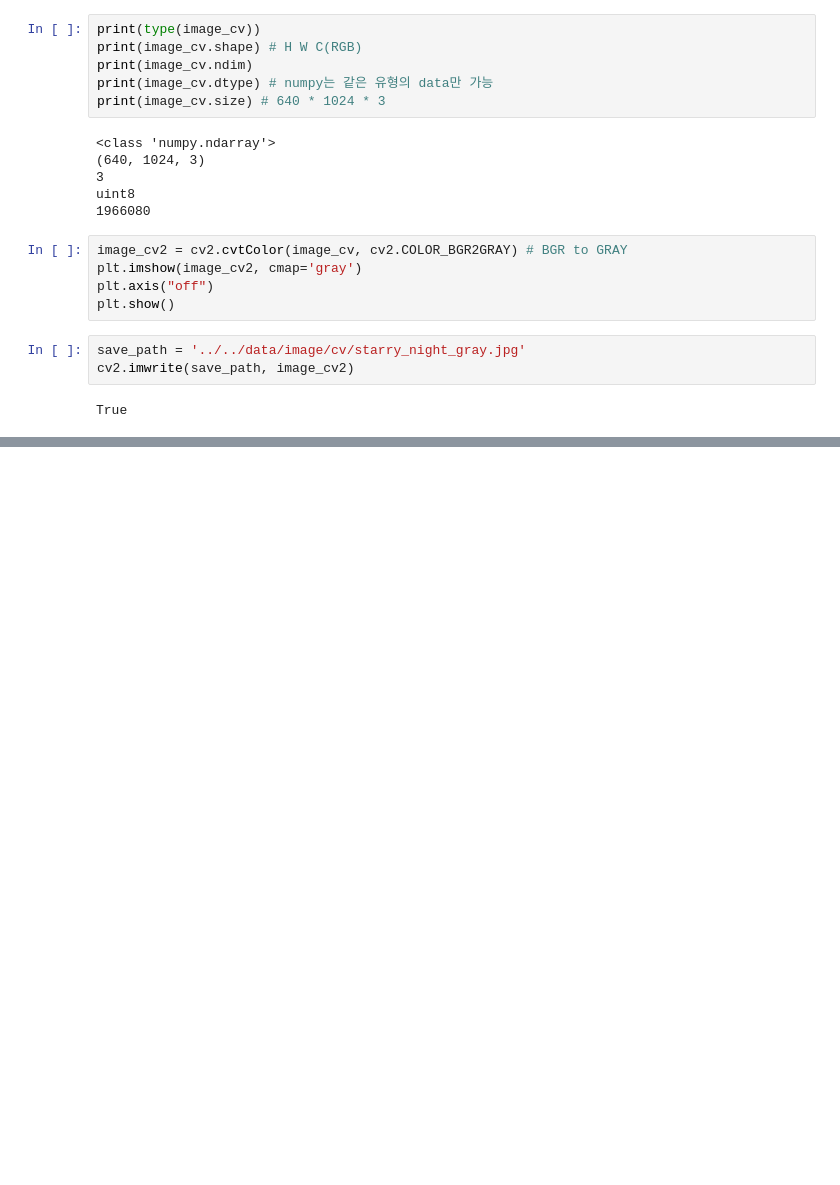
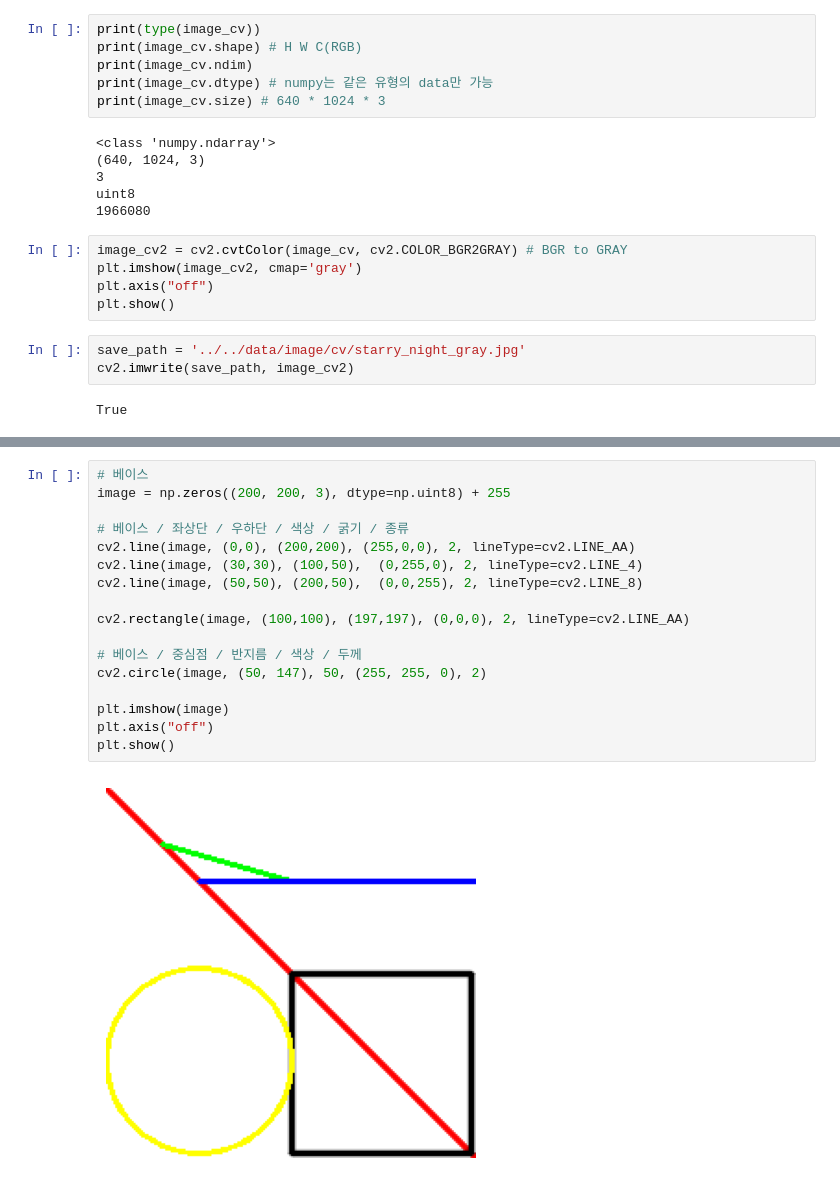
Before and after one commit to walker0625/deep-learning-models, a Jupyter notebook: models/cv/opencv.ipynb, the cells around one changed output, grey strips where cells are left out. Drawn from its saved outputs; the diff is of its cells as text; blank space fills up the shorter version.

```diff
--- a/models/cv/opencv.ipynb
+++ b/models/cv/opencv.ipynb
@@ -59,0 +70,19 @@ True
+# %%
+# 베이스
+image = np.zeros((200, 200, 3), dtype=np.uint8) + 255
+
+# 베이스 / 좌상단 / 우하단 / 색상 / 굵기 / 종류
+cv2.line(image, (0,0), (200,200), (255,0,0), 2, lineType=cv2.LINE_AA)
+cv2.line(image, (30,30), (100,50),  (0,255,0), 2, lineType=cv2.LINE_4)
+cv2.line(image, (50,50), (200,50),  (0,0,255), 2, lineType=cv2.LINE_8)
+
+cv2.rectangle(image, (100,100), (197,197), (0,0,0), 2, lineType=cv2.LINE_AA)
+
+# 베이스 / 중심점 / 반지름 / 색상 / 두께
+cv2.circle(image, (50, 147), 50, (255, 255, 0), 2)
+
+plt.imshow(image)
+plt.axis("off")
+plt.show()
+# %% [output]
+[figure, added]
```
Also changed, not shown: parts of 18 cells of this notebook, 10 other files.
